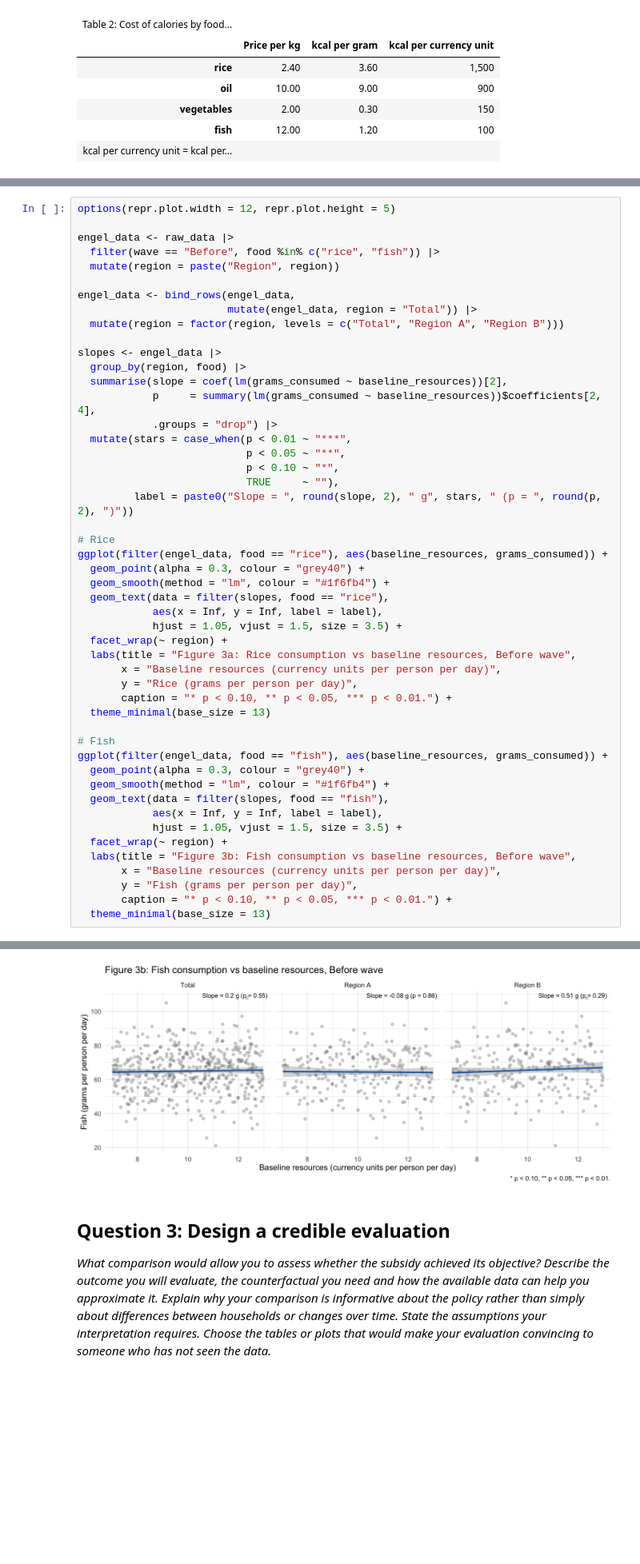
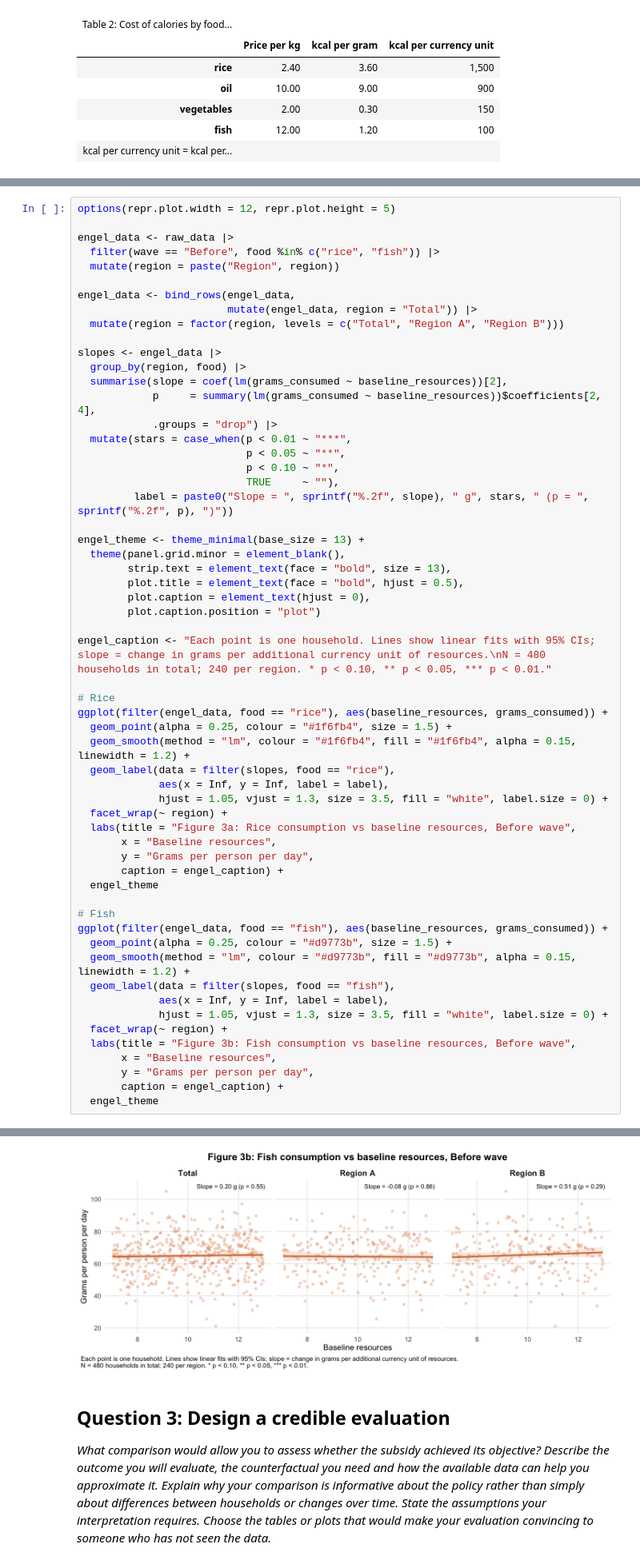
Before and after one commit to drishtikhemlani2306/pau_milan_assignment_1, a Jupyter notebook: assignment1_notebook.ipynb, the cells around one changed output, grey strips where cells are left out. Shown at 80% size. Drawn from its saved outputs; the diff is of its cells as text; blank space fills up the shorter version.

```diff
--- a/assignment1_notebook.ipynb
+++ b/assignment1_notebook.ipynb
@@ -256,35 +305,44 @@ slopes <- engel_data |>
                            p < 0.05 ~ "**",
                            p < 0.10 ~ "*",
                            TRUE     ~ ""),
-         label = paste0("Slope = ", round(slope, 2), " g", stars, " (p = ", round(p, 2), ")"))
+         label = paste0("Slope = ", sprintf("%.2f", slope), " g", stars, " (p = ", sprintf("%.2f", p), ")"))
+
+engel_theme <- theme_minimal(base_size = 13) +
+  theme(panel.grid.minor = element_blank(),
+        strip.text = element_text(face = "bold", size = 13),
+        plot.title = element_text(face = "bold", hjust = 0.5),
+        plot.caption = element_text(hjust = 0),
+        plot.caption.position = "plot")
+
+engel_caption <- "Each point is one household. Lines show linear fits with 95% CIs; slope = change in grams per additional currency unit of resources.\nN = 480 households in total; 240 per region. * p < 0.10, ** p < 0.05, *** p < 0.01."
 
 # Rice
 ggplot(filter(engel_data, food == "rice"), aes(baseline_resources, grams_consumed)) +
-  geom_point(alpha = 0.3, colour = "grey40") +
-  geom_smooth(method = "lm", colour = "#1f6fb4") +
-  geom_text(data = filter(slopes, food == "rice"),
-            aes(x = Inf, y = Inf, label = label),
-            hjust = 1.05, vjust = 1.5, size = 3.5) +
+  geom_point(alpha = 0.25, colour = "#1f6fb4", size = 1.5) +
+  geom_smooth(method = "lm", colour = "#1f6fb4", fill = "#1f6fb4", alpha = 0.15, linewidth = 1.2) +
+  geom_label(data = filter(slopes, food == "rice"),
+             aes(x = Inf, y = Inf, label = label),
+             hjust = 1.05, vjust = 1.3, size = 3.5, fill = "white", label.size = 0) +
   facet_wrap(~ region) +
   labs(title = "Figure 3a: Rice consumption vs baseline resources, Before wave",
-       x = "Baseline resources (currency units per person per day)",
-       y = "Rice (grams per person per day)",
-       caption = "* p < 0.10, ** p < 0.05, *** p < 0.01.") +
-  theme_minimal(base_size = 13)
+       x = "Baseline resources",
+       y = "Grams per person per day",
+       caption = engel_caption) +
+  engel_theme
 
 # Fish
 ggplot(filter(engel_data, food == "fish"), aes(baseline_resources, grams_consumed)) +
-  geom_point(alpha = 0.3, colour = "grey40") +
-  geom_smooth(method = "lm", colour = "#1f6fb4") +
-  geom_text(data = filter(slopes, food == "fish"),
-            aes(x = Inf, y = Inf, label = label),
-            hjust = 1.05, vjust = 1.5, size = 3.5) +
+  geom_point(alpha = 0.25, colour = "#d9773b", size = 1.5) +
+  geom_smooth(method = "lm", colour = "#d9773b", fill = "#d9773b", alpha = 0.15, linewidth = 1.2) +
+  geom_label(data = filter(slopes, food == "fish"),
+             aes(x = Inf, y = Inf, label = label),
+             hjust = 1.05, vjust = 1.3, size = 3.5, fill = "white", label.size = 0) +
   facet_wrap(~ region) +
   labs(title = "Figure 3b: Fish consumption vs baseline resources, Before wave",
-       x = "Baseline resources (currency units per person per day)",
-       y = "Fish (grams per person per day)",
-       caption = "* p < 0.10, ** p < 0.05, *** p < 0.01.") +
-  theme_minimal(base_size = 13)
+       x = "Baseline resources",
+       y = "Grams per person per day",
+       caption = engel_caption) +
+  engel_theme
 # %% [output]
 `geom_smooth()` using formula = 'y ~ x'
 `geom_smooth()` using formula = 'y ~ x'
@@ -292,4 +350,4 @@ ggplot(filter(engel_data, food == "fish"), aes(baseline_resources, grams_consume
-[figure, old version]
+[figure, new version]
 # %% [markdown]
 ## Question 3: Design a credible evaluation
 *What comparison would allow you to assess whether the subsidy achieved its objective? Describe the outcome you will evaluate, the counterfactual you need and how the available data can help you approximate it. Explain why your comparison is informative about the policy rather than simply about differences between households or changes over time. State the assumptions your interpretation requires. Choose the tables or plots that would make your evaluation convincing to someone who has not seen the data.*
```
Also changed, not shown: parts of 17 cells of this notebook.
